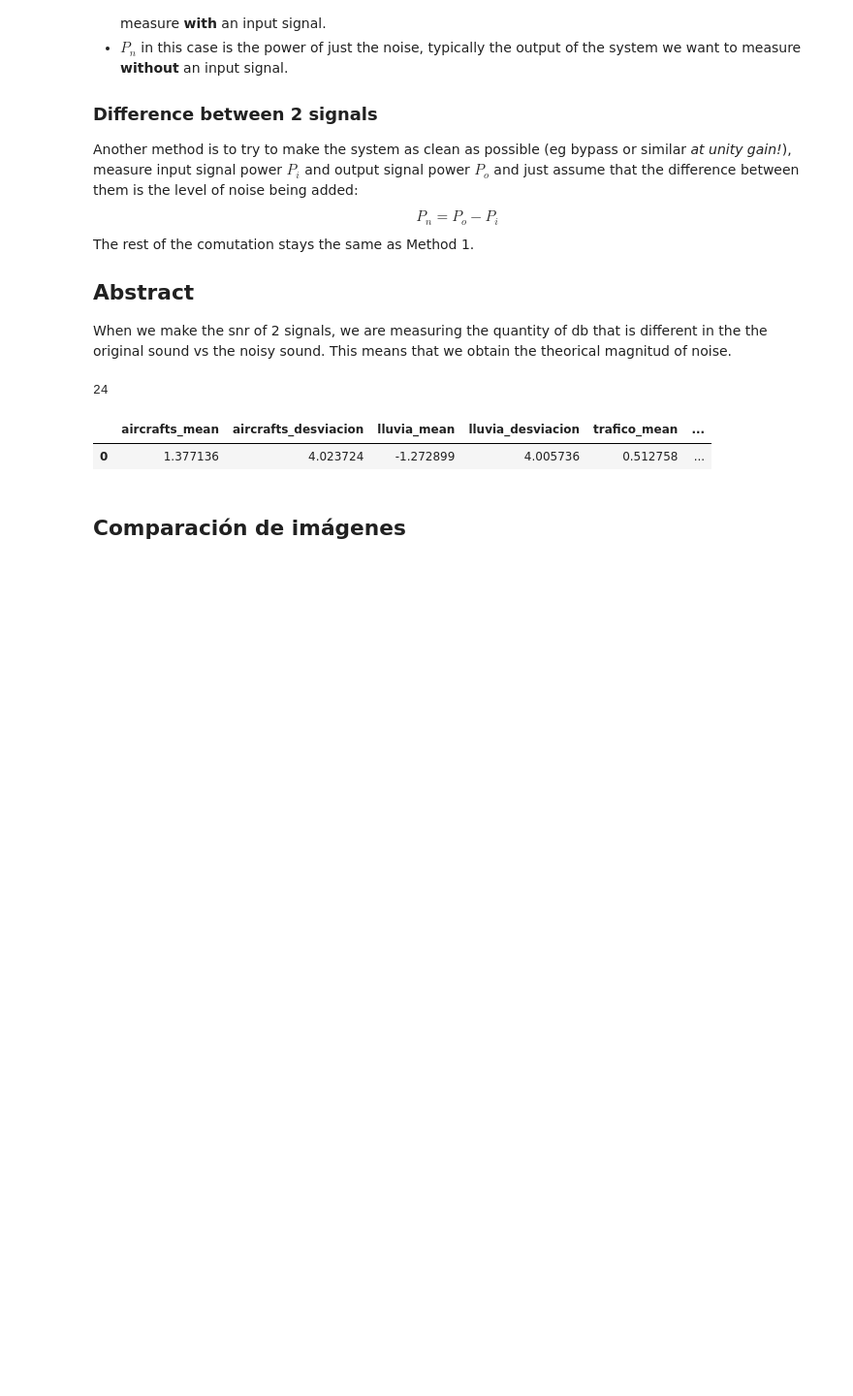
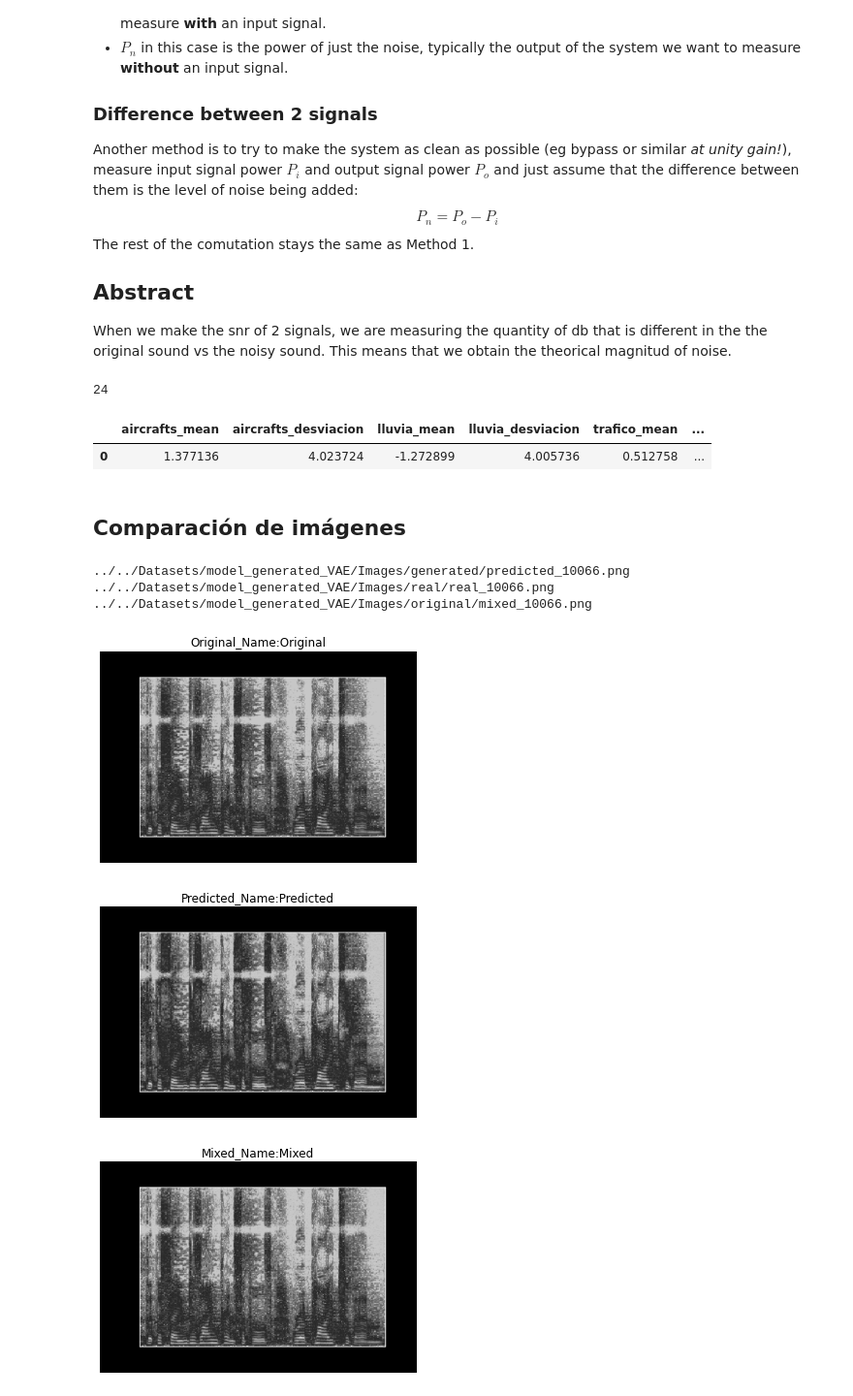
Before and after one commit to ufvceiec/Background-noise-evaluation, a Jupyter notebook: Code/Building_model_MEL/MEL_model_load_VAE.ipynb, the cells around one changed output. Shown at 97% size. Saved outputs shown, nothing was run; the diff lists cells and outputs as text; code cells hidden in the pictures; blank space fills up the shorter version.

Commit message:
codigo para comparar imagenes

```diff
--- a/Code/Building_model_MEL/MEL_model_load_VAE.ipynb
+++ b/Code/Building_model_MEL/MEL_model_load_VAE.ipynb
@@ -291,22 +288,37 @@ path_images_mixed="../../Datasets/model_generated_VAE/Images/original/"
 #read images from folder
 var_aux=0
 for filename in os.listdir(path_images_generated):
-    image_dict["predicted"].append(cv2.cvtColor(cv2.imread(path_images_generated+filename,0), cv2.COLOR_BGR2GRAY))
+    # image_dict["predicted"].append(cv2.cvtColor(cv2.imread(path_images_generated+filename,0), cv2.COLOR_BGR2GRAY))
+    # image_dict["predicted"].append(cv2.imread(path_images_generated+filename,cv2.IMREAD_GRAYSCALE))
+    image = cv2.imread(path_images_generated+filename)
+    gray = cv2.cvtColor(image, cv2.COLOR_BGR2GRAY)
+    image_dict["predicted"].append(gray)
     if var_aux==0:
+        # cv2.imwrite('./savedimage.jpeg', image_dict["predicted"][0])
         print(path_images_generated+filename)
         var_aux=1
 var_aux=0
 for filename in os.listdir(path_images_real):
-    image_dict["real"].append(cv2.cvtColor(cv2.imread(path_images_real+filename,0), cv2.COLOR_BGR2GRAY))
+    # image_dict["real"].append(cv2.imread(path_images_real+filename,cv2.IMREAD_GRAYSCALE))
+    image = cv2.imread(path_images_real+filename)
+    gray = cv2.cvtColor(image, cv2.COLOR_BGR2GRAY)
+    image_dict["real"].append(gray)
     if var_aux==0:
-        print(path_images_generated+filename)
+        print(path_images_real+filename)
         var_aux=1
 var_aux=0
 for filename in os.listdir(path_images_mixed):
-    image_dict["mixed"].append(cv2.cvtColor(cv2.imread(path_images_mixed+filename,0), cv2.COLOR_BGR2GRAY))
+    # image_dict["mixed"].append(cv2.imread(path_images_mixed+filename,cv2.IMREAD_GRAYSCALE))
+    image = cv2.imread(path_images_mixed+filename)
+    gray = cv2.cvtColor(image, cv2.COLOR_BGR2GRAY)
+    image_dict["mixed"].append(gray)
     if var_aux==0:
-        print(path_images_generated+filename)
+        print(path_images_mixed+filename)
         var_aux=1
+# %% [output]
+../../Datasets/model_generated_VAE/Images/generated/predicted_10066.png
+../../Datasets/model_generated_VAE/Images/real/real_10066.png
+../../Datasets/model_generated_VAE/Images/original/mixed_10066.png
 # %%
 # initialize the figure
 MSE_array={
@@ -318,19 +330,21 @@ SSIM_array={
 	"predicted":[]
 }
 fig = plt.figure("Images")
-images = ("Original", image_dict["real"][0]), ("Mixed", image_dict["mixed"][0]), ("Predicted", image_dict["predicted"][0])
+images = ("Original", image_dict["real"][0]), ("Predicted", image_dict["predicted"][0]), ("Mixed", image_dict["mixed"][0])
 # loop over the images
 #Show Images
 for (i, (name, image)) in enumerate(images):
 	# show the image
-	ax = fig.add_subplot(1, 3, i + 1)
-	ax.set_title(name)
-	plt.imshow(image, cmap = plt.cm.gray)
+	plt.title(f"{name}_Name:{name}")
+	plt.xlabel("Time")
+	plt.ylabel("Frequency")
+	plt.imshow(image, cmap = plt.cm.Greys)
 	plt.axis("off")
-# show the figure
-plt.show()
+	# show the figure
+	plt.show()
+	# cv2.imshow(name, image)
 
-for i in len(image_dict["real"]):
+for i in range(len(image_dict["real"])):
 	MSEmixed,SSIMmixed= compare_images(image_dict["real"][i], image_dict["mixed"][i], "Original vs. mixed")
 	MSEpredicted,SSIMpredicted=compare_images(image_dict["real"][i], image_dict["predicted"][i], "Original vs. predicted")
 	MSE_array["mixed"].append(MSEmixed)
@@ -361,9 +375,9 @@ for i,value in enumerate(MSE_array["mixed"]):
 
 
 df_MSE.insert(0,"aircrafts_MSE_mixed",[mean(dict_aux["aircrafts"])])
-df_MSE.insert(1,"aircrafts_MSE_mixed",[mean(dict_aux["lluvia"])])
-df_MSE.insert(2,"aircrafts_MSE_mixed",[mean(dict_aux["trafico"])])
-df_MSE.insert(3,"aircrafts_MSE_mixed",[mean(dict_aux["viento"])])
+df_MSE.insert(1,"lluvia_MSE_mixed",[mean(dict_aux["lluvia"])])
+df_MSE.insert(2,"trafico_MSE_mixed",[mean(dict_aux["trafico"])])
+df_MSE.insert(3,"viento_MSE_mixed",[mean(dict_aux["viento"])])
 
 dict_aux={
 	"aircrafts":[],
@@ -408,30 +422,34 @@ for i,value in enumerate(SSIM_array["mixed"]):
 		dict_aux["viento"].append(value)
 
 
 df_SSIM.insert(0,"aircrafts_SSIM_mixed",[mean(dict_aux["aircrafts"])])
 df_SSIM.insert(1,"lluvia_SSIM_mixed",[mean(dict_aux["lluvia"])])
 df_SSIM.insert(2,"trafico_SSIM_mixed",[mean(dict_aux["trafico"])])
 df_SSIM.insert(3,"viento_SSIM_mixed",[mean(dict_aux["viento"])])
 
 dict_aux={
 	"aircrafts":[],
 	"lluvia":[],
 	"trafico":[],
 	"viento":[]
 }
 
 for i,value in enumerate(SSIM_array["predicted"]):
 
 	if(i<=len(SSIM_array["predicted"])/4-1):
 		dict_aux["aircrafts"].append(value)
 	elif(i>=len(SSIM_array["predicted"])/4 and i<=((len(SSIM_array["predicted"])/4)*2)-1):
 		dict_aux["lluvia"].append(value)
 	elif(i>=((len(SSIM_array["predicted"])/4)*2) and i<((len(SSIM_array["predicted"])/4)*3)-1):
 		dict_aux["trafico"].append(value)
 	else:
 		dict_aux["viento"].append(value)
 
 df_SSIM.insert(4,"aircrafts_SSIM_predicted",[mean(dict_aux["aircrafts"])])
 df_SSIM.insert(5,"lluvia_SSIM_predicted",[mean(dict_aux["lluvia"])])
 df_SSIM.insert(6,"trafico_SSIM_predicted",[mean(dict_aux["trafico"])])
 df_SSIM.insert(7,"viento_SSIM_predicted",[mean(dict_aux["viento"])])
+# %% [output]
+[figure, added]
+[figure, added]
+[figure, added]
```
Also changed, not shown: parts of 6 cells of this notebook, 1 other file.
